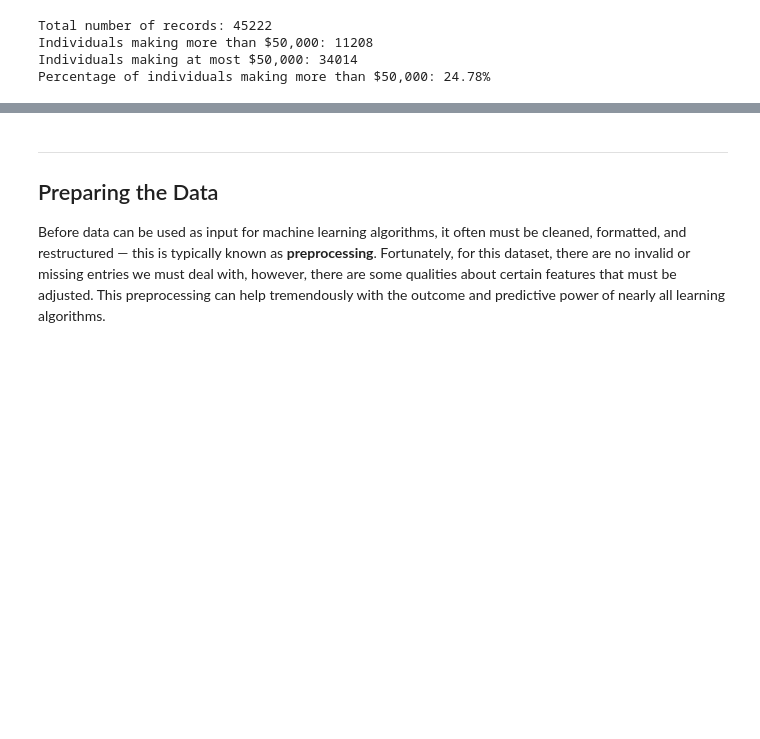
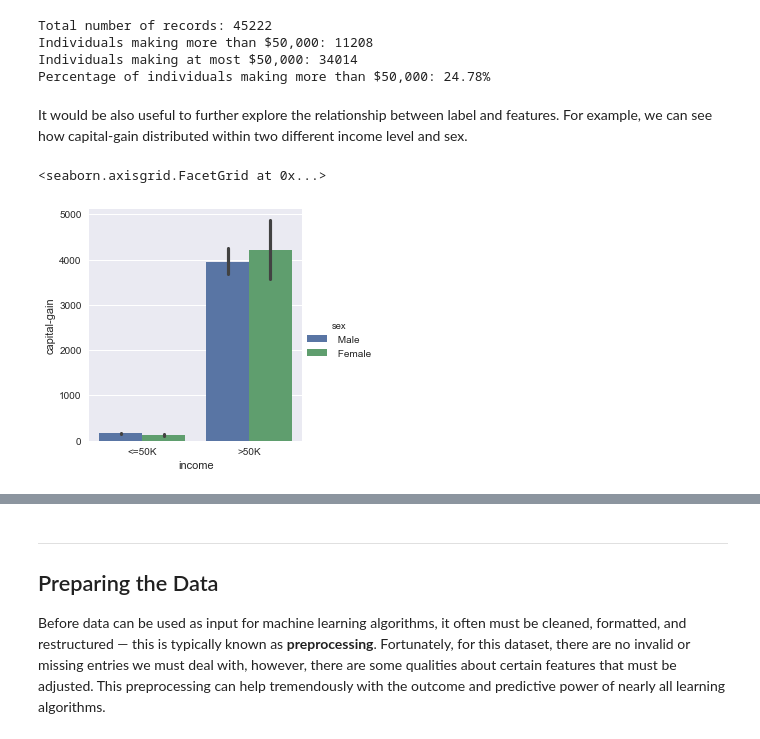
Before and after one commit to sun-binrwei/MLPracticeProjects, a Jupyter notebook: finding_donors/finding_donors.ipynb, the cells around one changed output, grey strips where cells are left out. Saved outputs shown, nothing was run; the diff lists cells and outputs as text; code cells hidden in the pictures; blank space fills up the shorter version.

```diff
--- a/finding_donors/finding_donors.ipynb
+++ b/finding_donors/finding_donors.ipynb
@@ -72,3 +72,11 @@ Total number of records: 45222
 Individuals making more than $50,000: 11208
 Individuals making at most $50,000: 34014
 Percentage of individuals making more than $50,000: 24.78%
+# %% [markdown]
+It would be also useful to further explore the relationship between label and features. For example, we can see how capital-gain distributed within two different income level and sex.
+# %%
+import seaborn as sns
+sns.factorplot('income', 'capital-gain', hue='sex', data=data, kind='bar')
+# %% [output]
+<seaborn.axisgrid.FacetGrid at 0x...>
+[figure, added]
```
Also changed, not shown: parts of 15 cells of this notebook, 1 other file.
